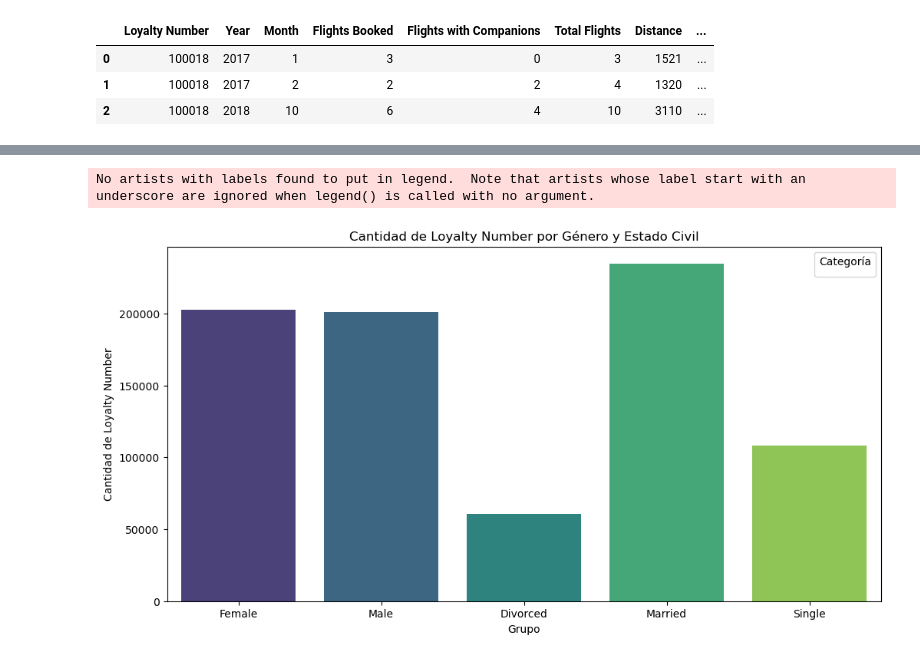
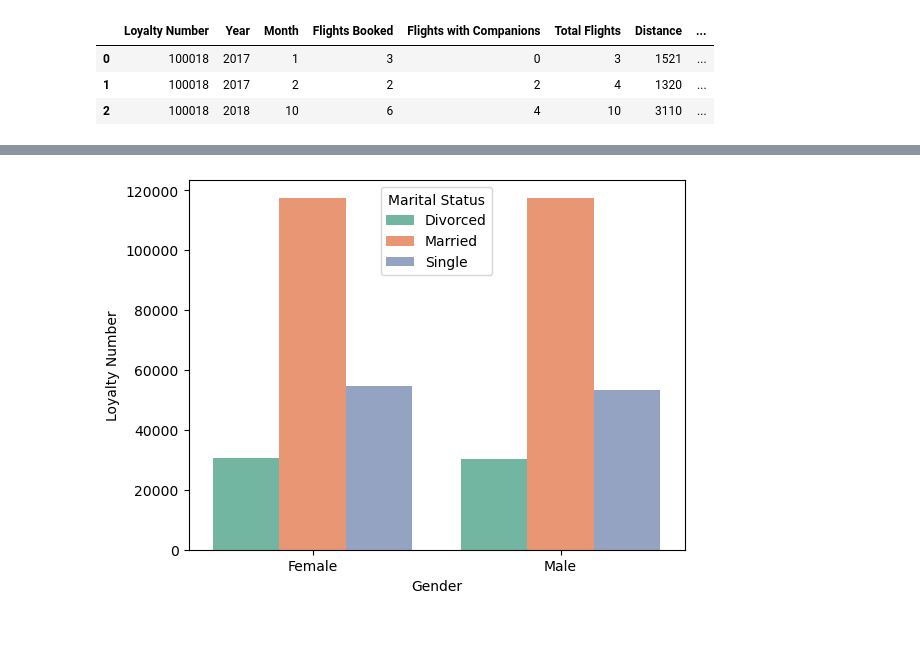
Before and after one commit to Adalab/bda-modulo-3-evaluacion-final-nerearial, a Jupyter notebook: bda-modulo-3-evaluacion-final-nerearial.ipynb, the cells around one changed output, grey strips where cells are left out. Drawn from its saved outputs; the diff is of its cells as text; code cells hidden in the pictures; blank space fills up the shorter version.

```diff
--- a/bda-modulo-3-evaluacion-final-nerearial.ipynb
+++ b/bda-modulo-3-evaluacion-final-nerearial.ipynb
@@ -693,11 +697,11 @@ df_combined = pd.concat([df_gender, df_marital], axis=0)
-# %%
-plt.figure(figsize=(12, 6))
-sns.barplot(data=df_combined, x='Group', y='Loyalty Number', palette='viridis')
-plt.title('Cantidad de Loyalty Number por Género y Estado Civil')
-plt.xlabel('Grupo')
-plt.ylabel('Cantidad de Loyalty Number')
-plt.legend(title='Categoría')
-plt.show()
-# %% [output]
-No artists with labels found to put in legend.  Note that artists whose label start with an underscore are ignored when legend() is called with no argument.
-[figure, removed]
+# %%
+# Gráfico de barras en Seaborn:
+sns.barplot(
+    data=df_doubleGroup,
+    x='Gender',
+    y='Loyalty Number',
+    hue='Marital Status',  # Le determinamos cómo se debe agrupar
+    palette='Set2'
+);
+# %% [output]
+[figure, added]
```
Also changed, not shown: parts of 27 cells of this notebook.
